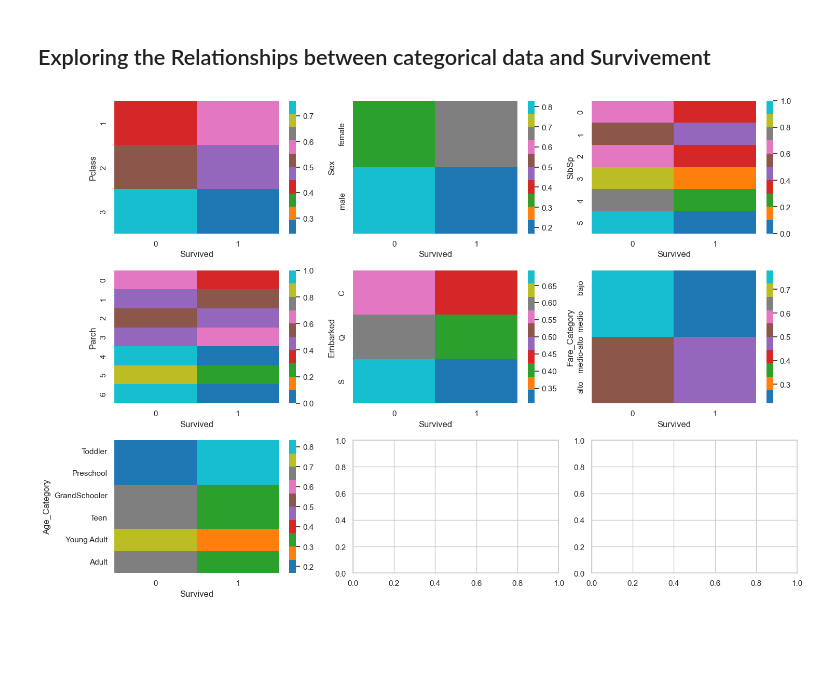
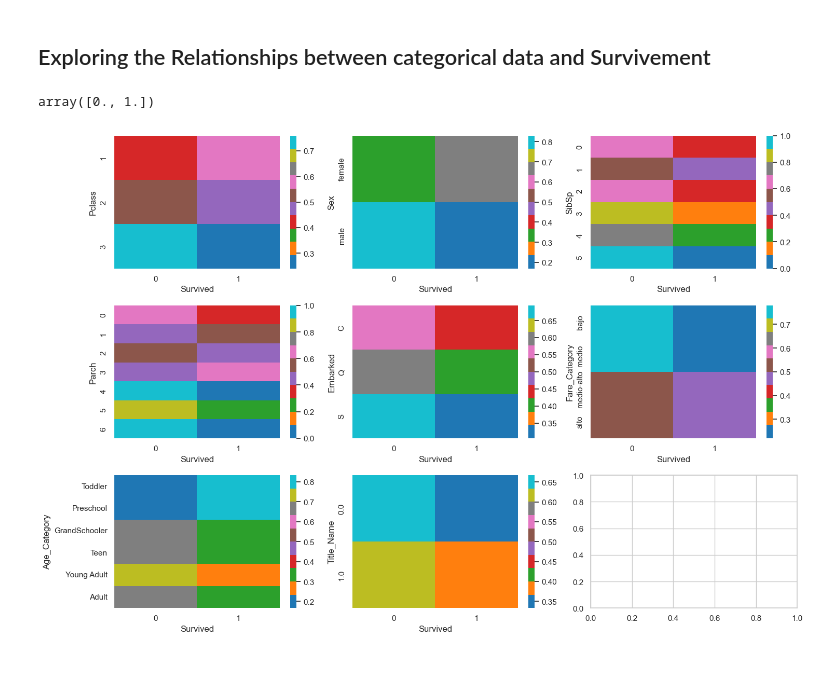
Before and after one commit to marcoeferro/EDA-exercises, a Jupyter notebook: titanic/EDA.ipynb, the cells around one changed output. Saved outputs shown, nothing was run; the diff lists cells and outputs as text; code cells hidden in the pictures.

Commit message:
fix: fix title name feature creation

```diff
--- a/titanic/EDA.ipynb
+++ b/titanic/EDA.ipynb
@@ -499,7 +499,7 @@ df.head()
 # Regular expression pattern to match common name titles
 pattern = r"Mr\.|Master\.|Mrs\.|Miss\.\s+"
 
-df["Title_Name"] = df.loc[~df["Name"].str.contains(pattern, regex=True),"Title_Name"] = 1
+df.loc[~df["Name"].str.contains(pattern, regex=True),"Title_Name"] = 1
 df["Title_Name"].fillna(0, inplace=True)
 # %%
 #Sex and Survivement
@@ -569,31 +570,37 @@ sns.pairplot(data=numerical)
 [figure]
 # %% [markdown]
 ## Exploring the Relationships between categorical data and Survivement
+# %%
+df["Title_Name"].unique()
+# %% [output]
+array([0., 1.])
 # %%
 fig,ax = plt.subplots(nrows=3, ncols=3, figsize=(15,10))
 #Survivement y Sex
 
 
 sns.color_palette("hls", 8)
 
 sns.heatmap(pd.crosstab(df['Pclass'], df['Survived'], normalize='index'), cmap=plt.get_cmap("tab10"), ax=ax[0,0])
 
 sns.heatmap(pd.crosstab(df['Sex'], df['Survived'], normalize='index'), cmap=plt.get_cmap("tab10"), ax=ax[0,1])
 
 sns.heatmap(pd.crosstab(df['SibSp'], df['Survived'], normalize='index'), cmap=plt.get_cmap("tab10"), ax=ax[0,2])
 
 sns.heatmap(pd.crosstab(df['Parch'], df['Survived'], normalize='index'), cmap=plt.get_cmap("tab10"), ax=ax[1,0])
 
 sns.heatmap(pd.crosstab(df['Embarked'], df['Survived'], normalize='index'), cmap=plt.get_cmap("tab10"), ax=ax[1,1])
 
 sns.heatmap(pd.crosstab(df['Fare_Category'], df['Survived'], normalize='index'), cmap=plt.get_cmap("tab10"), ax=ax[1,2])
 
 sns.heatmap(pd.crosstab(df['Age_Category'], df['Survived'], normalize='index'), cmap=plt.get_cmap("tab10"), ax=ax[2,0])
 
+sns.heatmap(pd.crosstab(df['Title_Name'], df['Survived'], normalize='index'), cmap=plt.get_cmap("tab10"),  ax=ax[2,1])
+
 plt.tight_layout()
 plt.show()
 # %% [output]
-[figure, old version]
+[figure, new version]
 # %% [markdown]
 ###
 # %%
```
Also changed, not shown: parts of 6 cells of this notebook.
